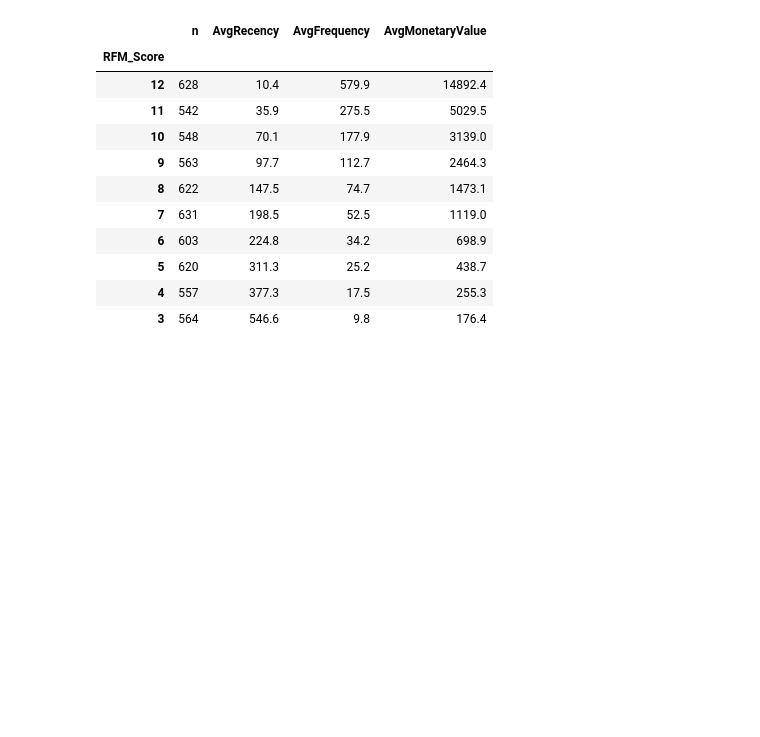
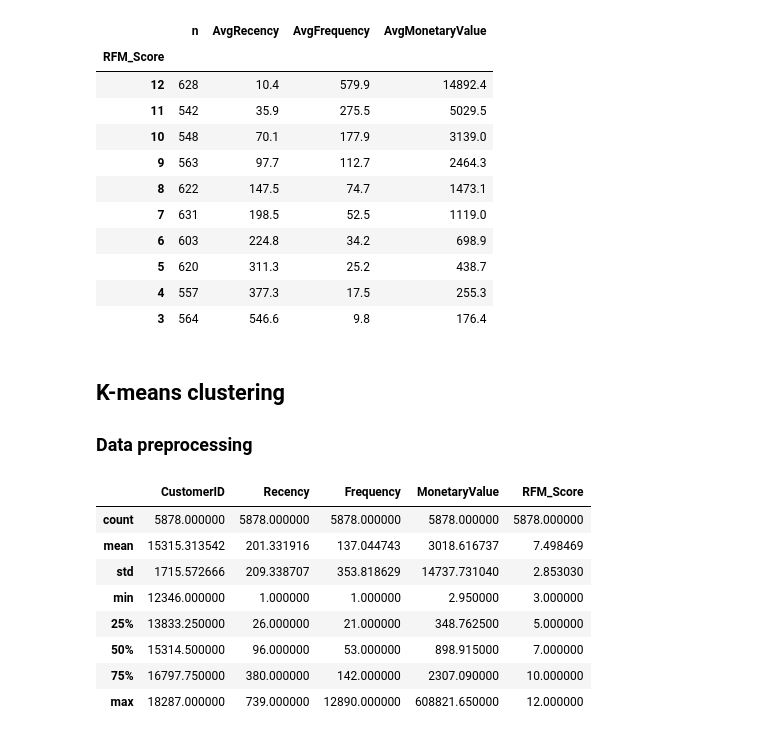
Before and after one commit to antobzzll/antobzzll.github.io, a Jupyter notebook: posts/online-retail-customer-segmentation/index.ipynb, the cells around one changed output. Cells and saved outputs as stored; diff of their text form; code cells hidden in the pictures; blank space fills up the shorter version.

```diff
--- a/posts/online-retail-customer-segmentation/index.ipynb
+++ b/posts/online-retail-customer-segmentation/index.ipynb
@@ -236,3 +238,18 @@ datamart.groupby('RFM_Score').agg(
 | 5 | 620 | 311.3 | 25.2 | 438.7 |
 | 4 | 557 | 377.3 | 17.5 | 255.3 |
 | 3 | 564 | 546.6 | 9.8 | 176.4 |
+# %% [markdown]
+## K-means clustering
+### Data preprocessing
+# %%
+datamart.describe()
+# %% [output]
+|  | CustomerID | Recency | Frequency | MonetaryValue | RFM_Score |
+| count | 5878.000000 | 5878.000000 | 5878.000000 | 5878.000000 | 5878.000000 |
+| mean | 15315.313542 | 201.331916 | 137.044743 | 3018.616737 | 7.498469 |
+| std | 1715.572666 | 209.338707 | 353.818629 | 14737.731040 | 2.853030 |
+| min | 12346.000000 | 1.000000 | 1.000000 | 2.950000 | 3.000000 |
+| 25% | 13833.250000 | 26.000000 | 21.000000 | 348.762500 | 5.000000 |
+| 50% | 15314.500000 | 96.000000 | 53.000000 | 898.915000 | 7.000000 |
+| 75% | 16797.750000 | 380.000000 | 142.000000 | 2307.090000 | 10.000000 |
+| max | 18287.000000 | 739.000000 | 12890.000000 | 608821.650000 | 12.000000 |
```
Also changed, not shown: parts of 3 cells of this notebook.
